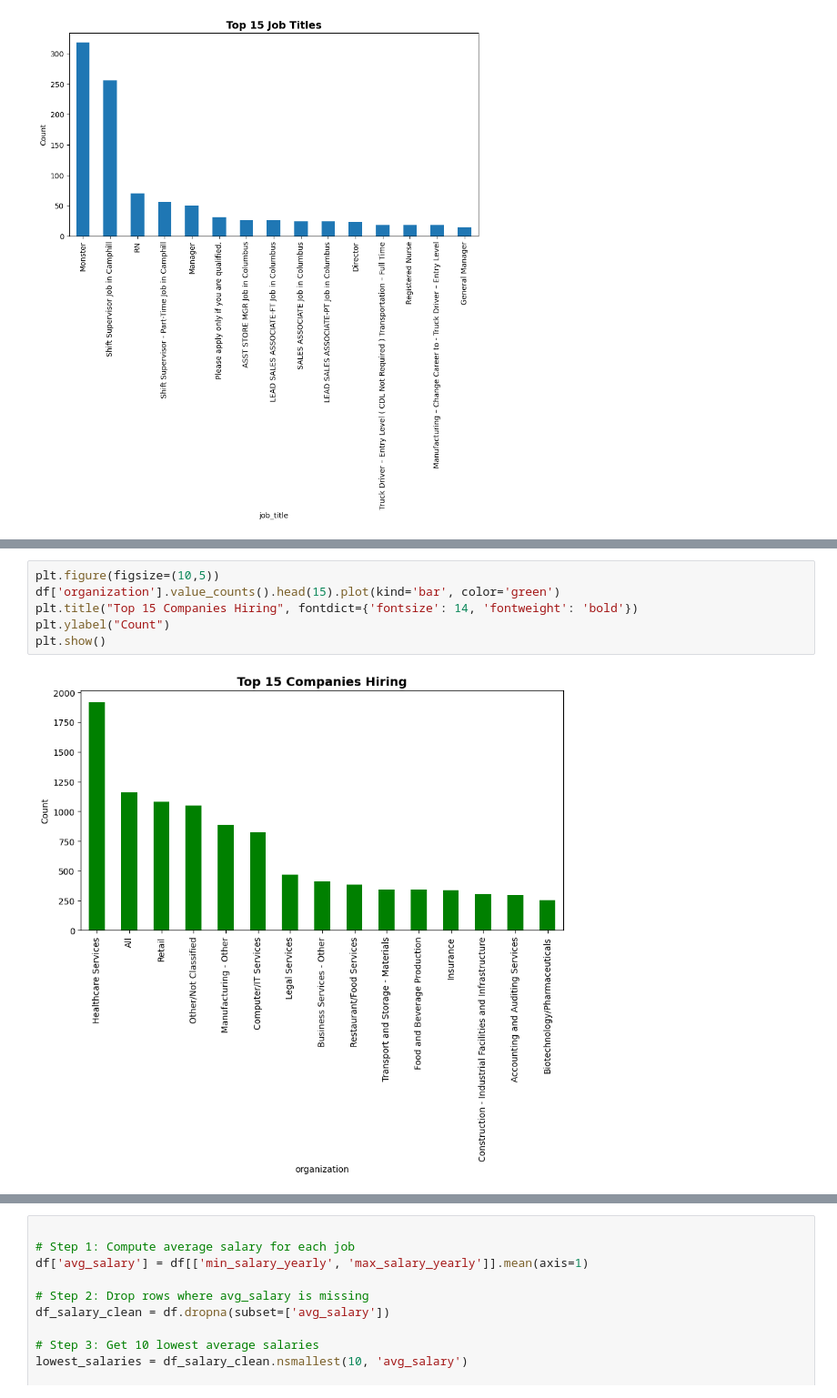
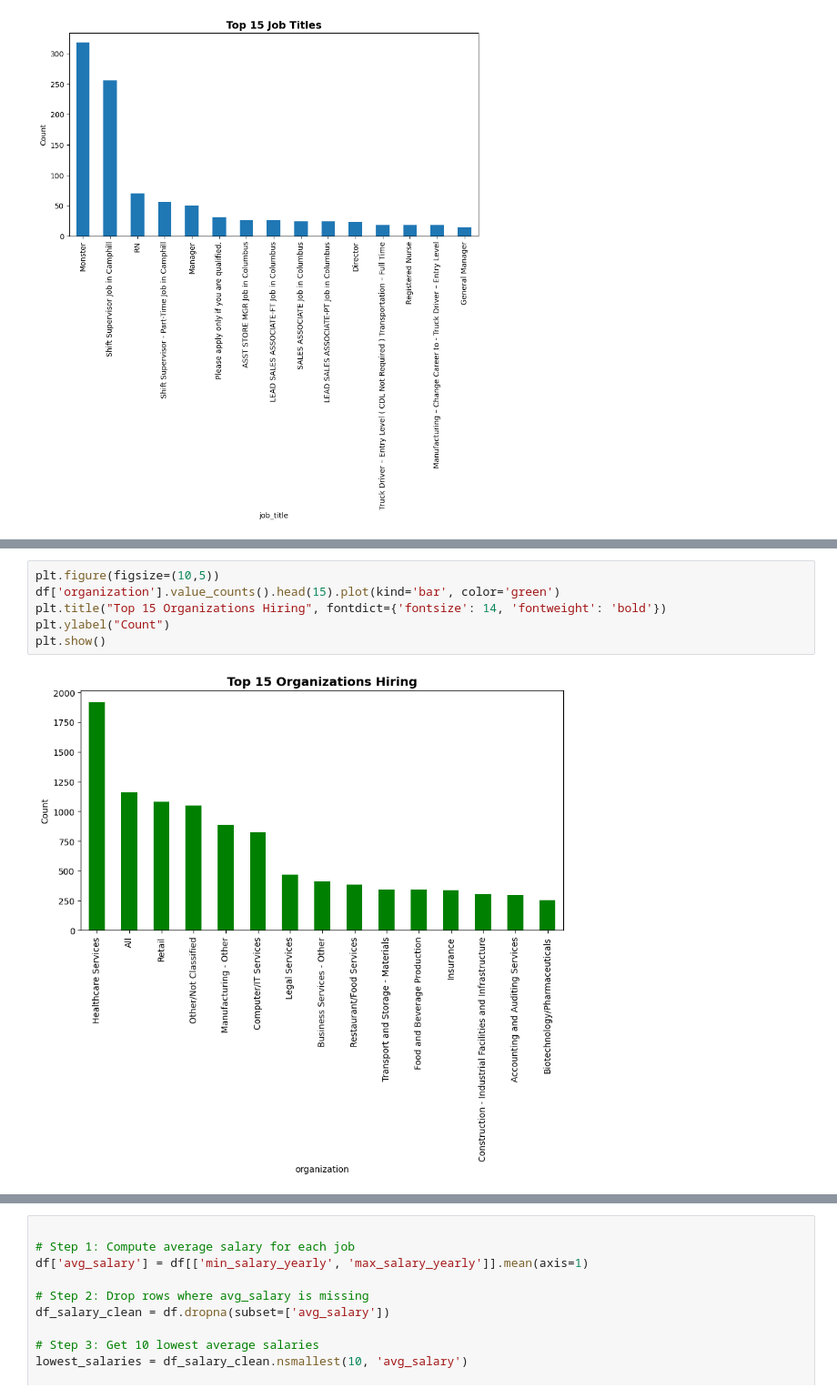
Before and after one commit to PTucc327/Job_Market_Analysis, a Jupyter notebook: job_market_analysis.ipynb, the cells around one changed output, grey strips where cells are left out. Shown at 91% size. Drawn from its saved outputs; the diff is of its cells as text.

```diff
--- a/job_market_analysis.ipynb
+++ b/job_market_analysis.ipynb
@@ -704,8 +680,8 @@ plt.show()
 # %%
 plt.figure(figsize=(10,5))
 df['organization'].value_counts().head(15).plot(kind='bar', color='green')
-plt.title("Top 15 Companies Hiring", fontdict={'fontsize': 14, 'fontweight': 'bold'})
+plt.title("Top 15 Organizations Hiring", fontdict={'fontsize': 14, 'fontweight': 'bold'})
 plt.ylabel("Count")
 plt.show()
 # %% [output]
-[figure, old version]
+[figure, new version]
```
Also changed, not shown: parts of 82 cells of this notebook, 2 other files.
